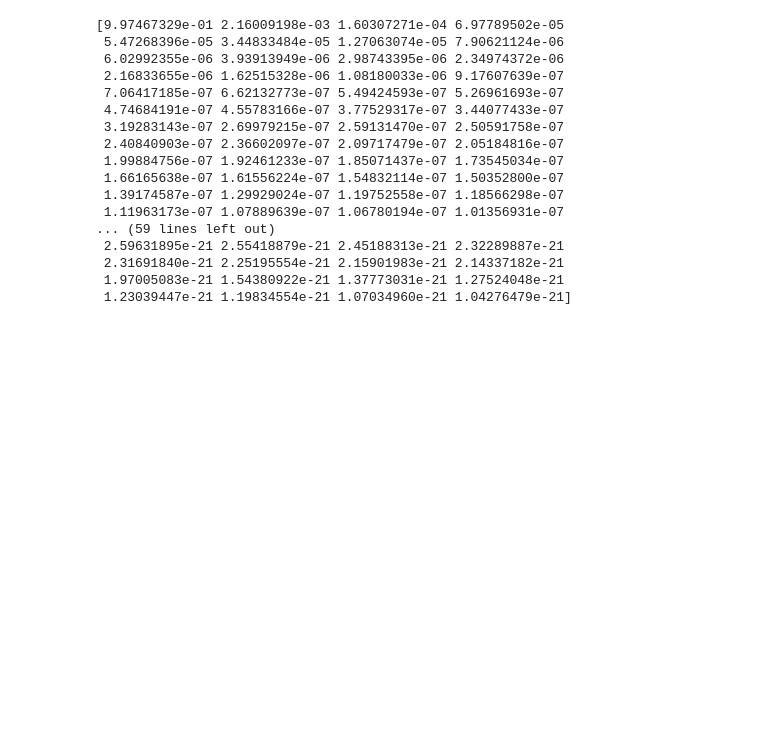
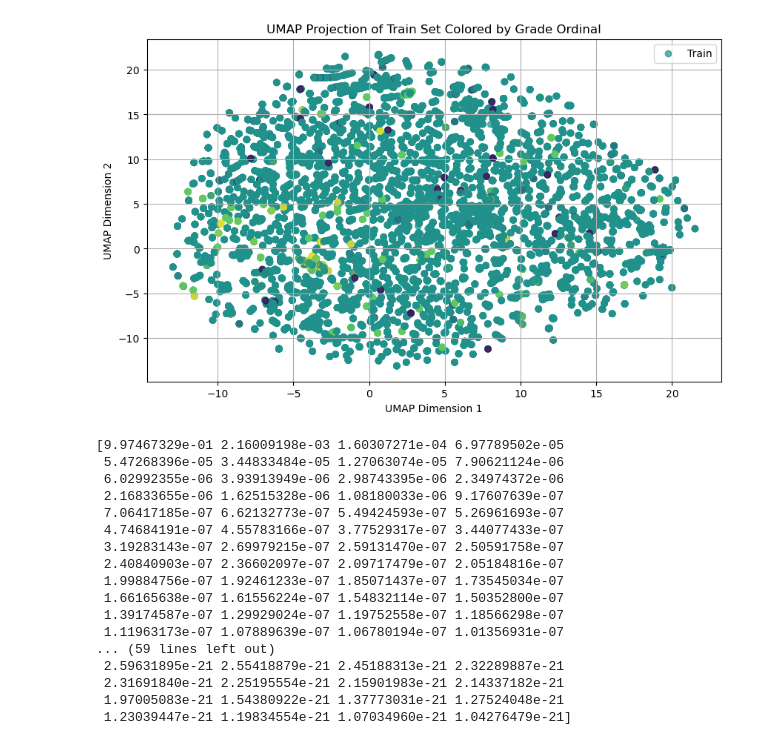
Before and after one commit to ibonomi-MSSE/277B-Final-Project, a Jupyter notebook: solo_ppv_target.ipynb, the cells around one changed output. Saved outputs shown, nothing was run; the diff lists cells and outputs as text; code cells hidden in the pictures; blank space fills up the shorter version.

```diff
--- a/solo_ppv_target.ipynb
+++ b/solo_ppv_target.ipynb
@@ -1756,3 +1757,19 @@ plt.show()
+# %%
+# create a UMAP of the training set only to avoid data leakage, and color by grade_ordinal
+import umap
+reducer = umap.UMAP(n_neighbors=10, min_dist=0.05, metric='cosine', random_state=42)
+train_umap = reducer.fit_transform(train_pca)
+
+plt.figure(figsize=(10, 6))
+plt.scatter(train_umap[:, 0], train_umap[:, 1], c=train_df['grade_ordinal'], cmap='viridis', label='Train', alpha=0.7)
+plt.xlabel('UMAP Dimension 1')
+plt.ylabel('UMAP Dimension 2')
+plt.title('UMAP Projection of Train Set Colored by Grade Ordinal')
+plt.legend()
+plt.grid()
+plt.show()
+# %% [output]
+[figure, added]
 # %%
 from sklearn.decomposition import PCA
 pca = PCA(n_components=300)
```
Also changed, not shown: parts of 5 cells of this notebook.
